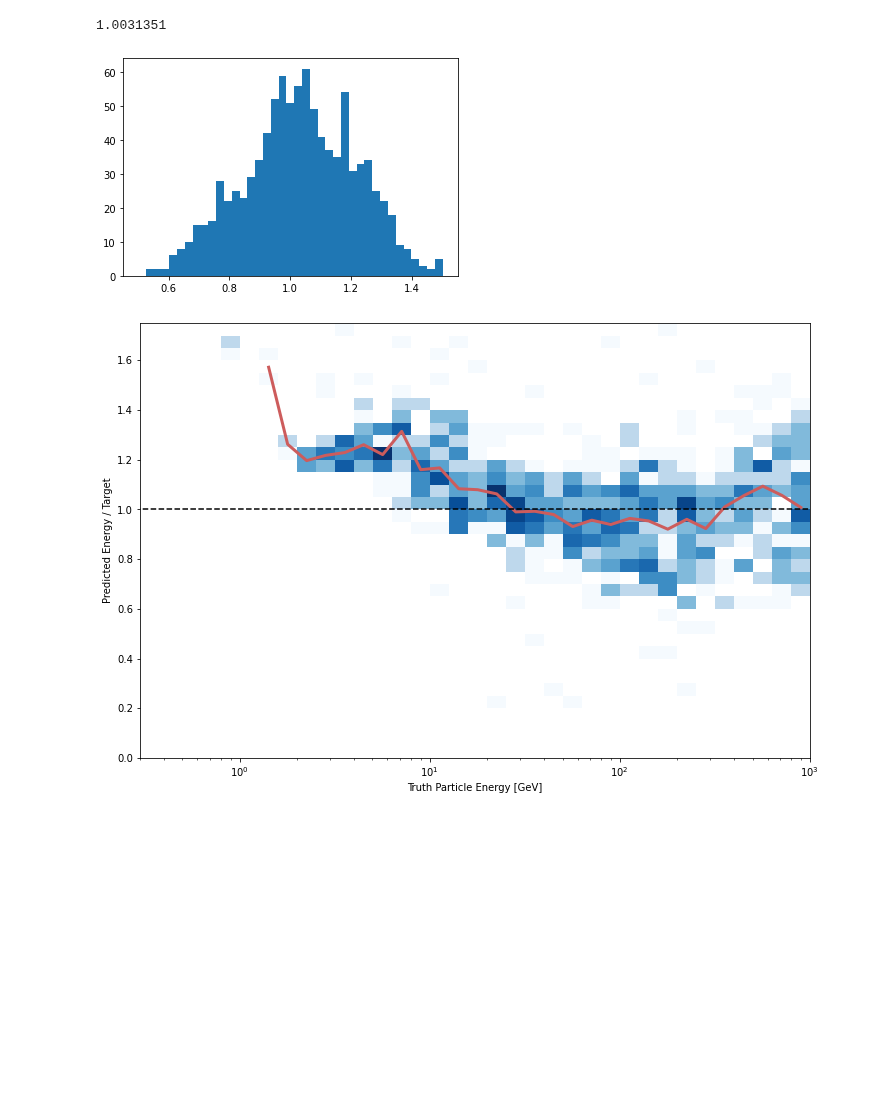
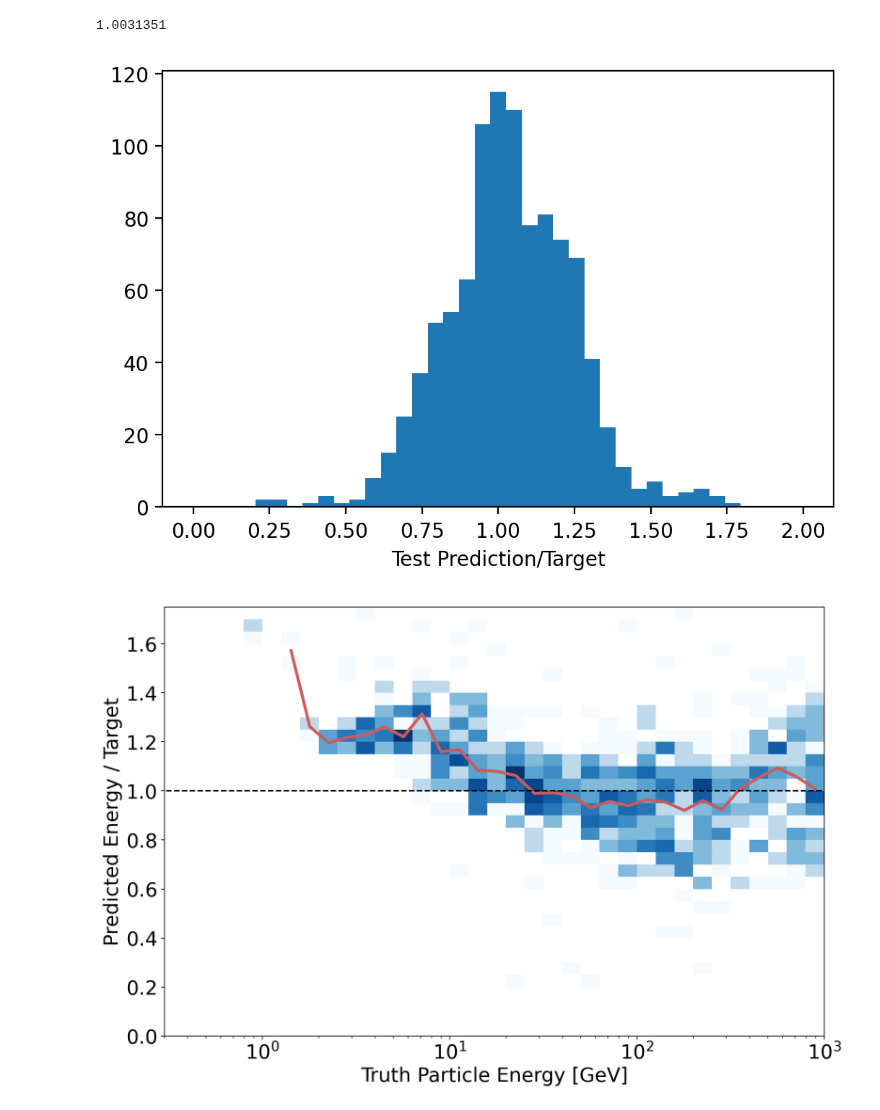
Before and after one commit to atlas-calo-ml/gn4pions_eastbay, a Jupyter notebook: mariel_gnn.ipynb, the cells around one changed output. Cells and saved outputs as stored; diff of their text form; code cells hidden in the pictures; blank space fills up the shorter version.

Commit message:
Plot updates

```diff
--- a/mariel_gnn.ipynb
+++ b/mariel_gnn.ipynb
@@ -964,9 +964,11 @@ median_ratio
 preds = 10**np.array(preds[:,0])
 targets = 10**np.array(targets[:,0])
 # %%
-plt.hist(preds/targets, bins=np.linspace(0.5,1.5,40));
+plt.figure(dpi=200)
+plt.hist(preds/targets, bins=np.linspace(0.,2,40));
+plt.xlabel("Test Prediction/Target");
 # %% [output]
-[figure, old version]
+[figure, new version]
 # %%
 ### Response median plot
 import seaborn as sns
@@ -984,7 +986,7 @@ profileXMed = stats.binned_statistic(
     x, y, bins=xbin, statistic='median').statistic
 
 c_map = ListedColormap(sns.color_palette("Blues", n_colors=100).as_hex())
-fig = plt.figure(figsize=(12,8))
+fig = plt.figure(figsize=(12,8), dpi=200)
 fig.patch.set_facecolor('white')
 plt.hist2d(x, y, bins=[xbin, ybin], norm=LogNorm(),zorder = -1, cmap=c_map);
 plt.plot(np.array(xcenter), np.array(profileXMed), color='indianred', linewidth=3)
@@ -992,8 +994,10 @@ plt.plot([0.1, 1000], [1, 1], linestyle='--', color='black');
 plt.xscale('log')
 plt.ylim(0, 1.75)
 plt.xlim(0.3, )
-plt.xlabel('Truth Particle Energy [GeV]')
-plt.ylabel('Predicted Energy / Target');
+plt.xticks(fontsize=20)
+plt.yticks(fontsize=20)
+plt.xlabel('Truth Particle Energy [GeV]', fontsize=20)
+plt.ylabel('Predicted Energy / Target', fontsize=20);
 np.savez('pub_note_results/response_median_simple_gnn.npz', response_median=profileXMed, xcenter=xcenter)
 # %% [output]
-[figure, old version]
+[figure, new version]
```
